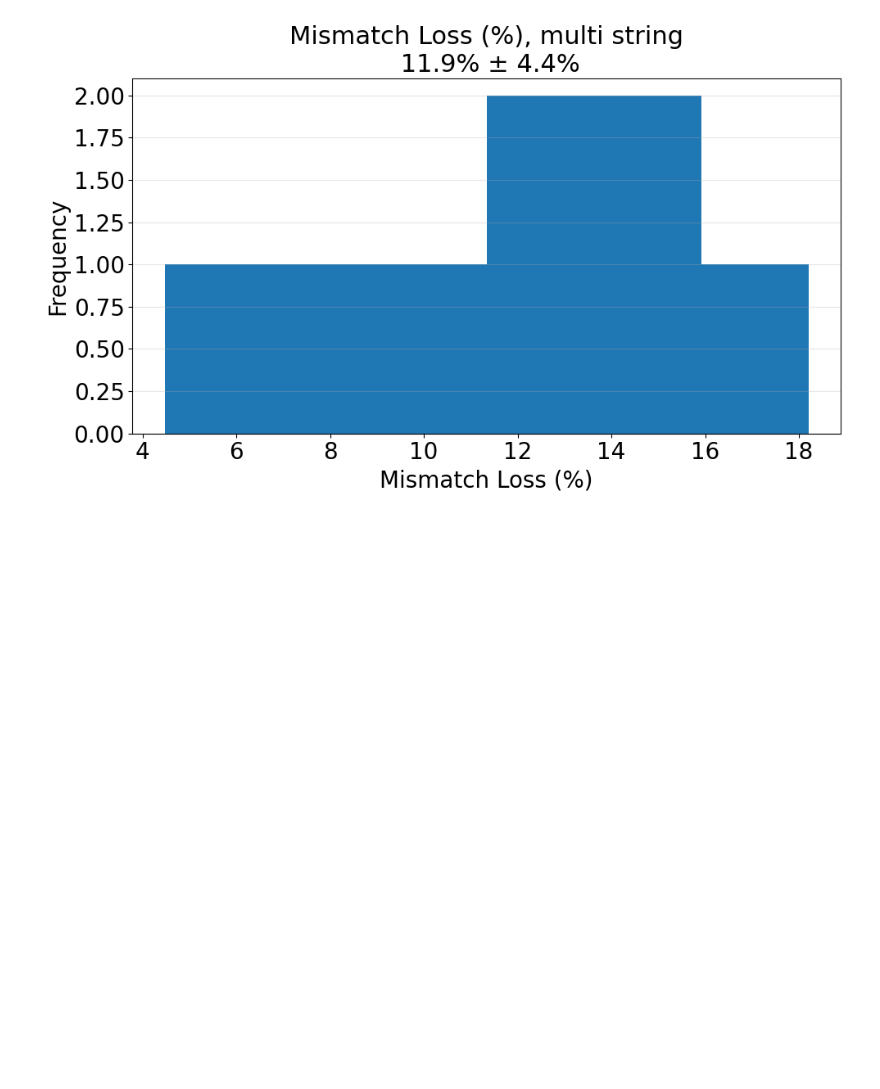
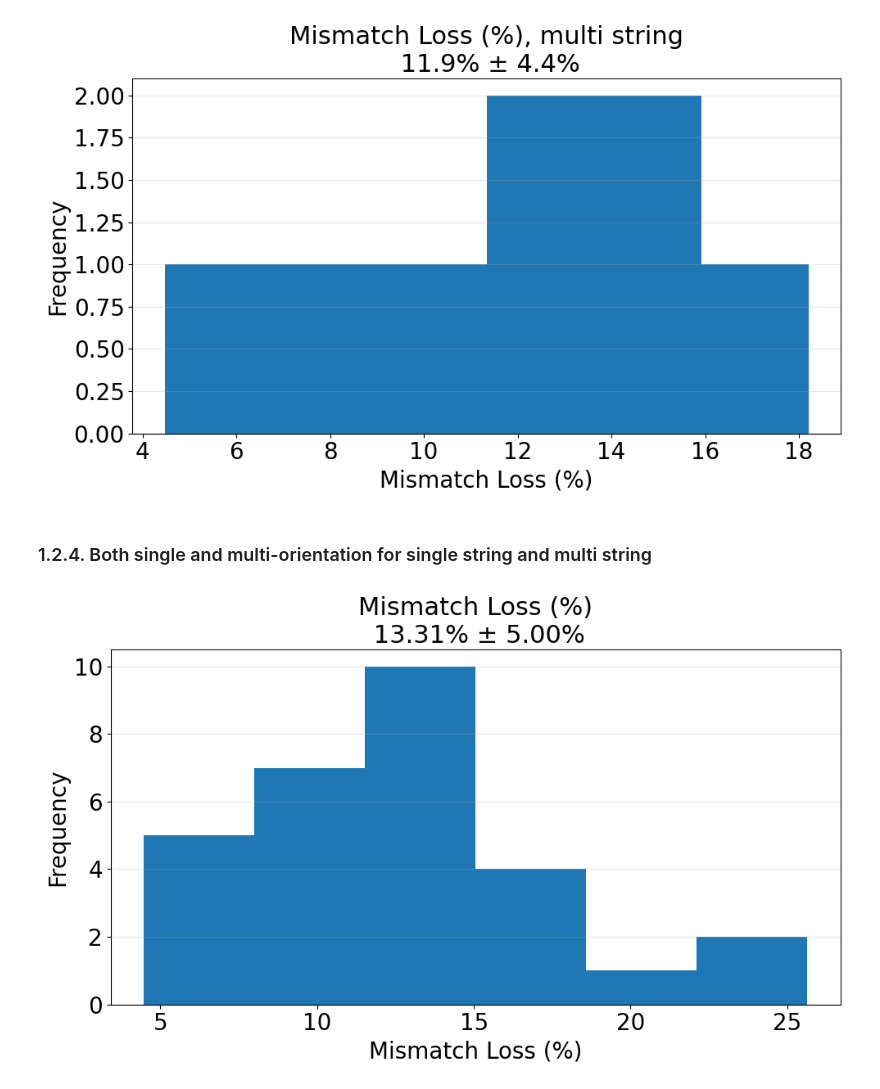
Before and after one commit to sijinwnag/24_09_24_Solar_Edge, a Jupyter notebook: Code/25_11_15_mismatch_results_visualisor.ipynb, the cells around one changed output. Saved outputs shown, nothing was run; the diff lists cells and outputs as text; code cells hidden in the pictures; blank space fills up the shorter version.

Commit message:
Plot the mismatch grouped by orientation for season

```diff
--- a/Code/25_11_15_mismatch_results_visualisor.ipynb
+++ b/Code/25_11_15_mismatch_results_visualisor.ipynb
@@ -259,3 +365,33 @@ plt.tight_layout()
 plt.show()
 # %% [output]
 [figure]
+# %% [markdown]
+### 1.2.4. Both single and multi-orientation for single string and multi string
+# %%
+# load the excel file from the mismatch results directory
+mismatch_results = pd.read_excel(mismatch_results_dir, sheet_name='Multi strings')
+
+# convert 'Mean mismatch' column to numeric, coercing errors to NaN
+mismatch_results['Mean mismatch'] = pd.to_numeric(mismatch_results['Mean mismatch'], errors='coerce')
+
+# drop NaN values for plotting
+mean_mismatch_clean = mismatch_results['Mean mismatch'].dropna()
+
+# calculat the mean and std
+mean_mismatch = round(mean_mismatch_clean.mean(),1)
+std_mismatch = round(mean_mismatch_clean.std(),1)
+
+# plot a histogram of the Mean mismatch column
+plt.figure(figsize=(10, 6))
+plt.hist(mean_mismatch_clean, bins=6)
+plt.xlabel('Mismatch Loss (%)', fontsize=axis_label_size)
+plt.ylabel('Frequency', fontsize=axis_label_size)
+# plt.title('Mismatch Loss (%) for one string/' + str(mean_mismatch) + ' ± ' + str(std_mismatch) + '%', fontsize=title_size)
+plt.title(f'Mismatch Loss (%)\n {overall_average:.2f}% ± {std_mismatch:.2f}%', fontsize=title_size)
+plt.xticks(fontsize=axis_num_size)
+plt.yticks(fontsize=axis_num_size)
+plt.grid(True, alpha=0.3, axis='y')
+plt.tight_layout()
+plt.show()
+# %% [output]
+[figure, added]
```
Also changed, not shown: parts of 3 cells of this notebook, 2 other files.
